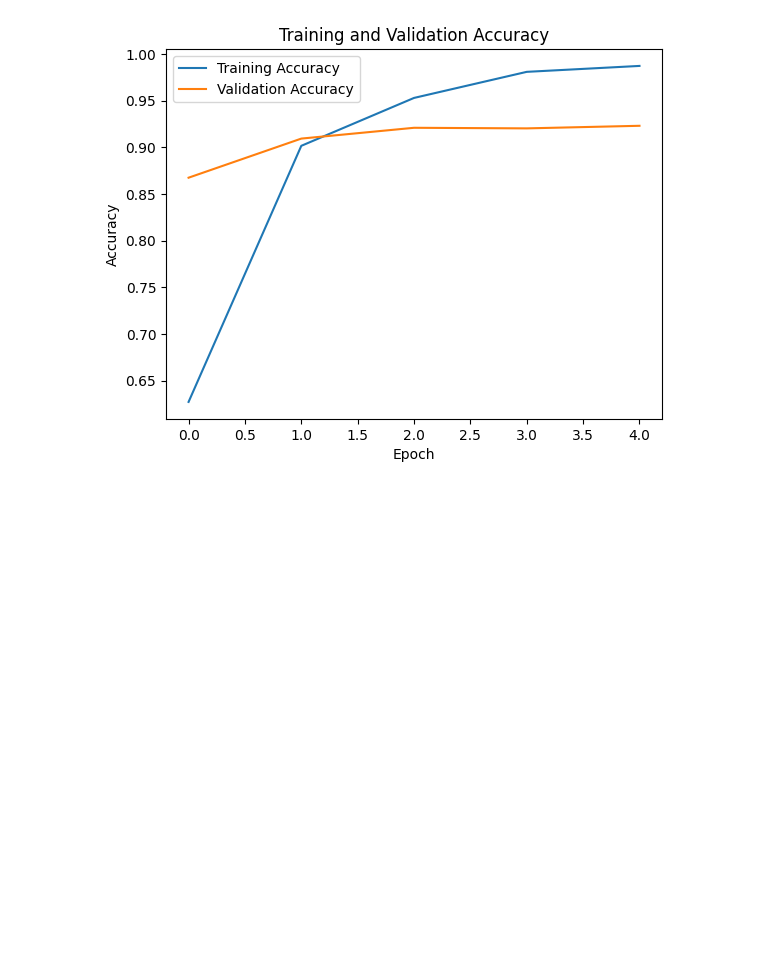
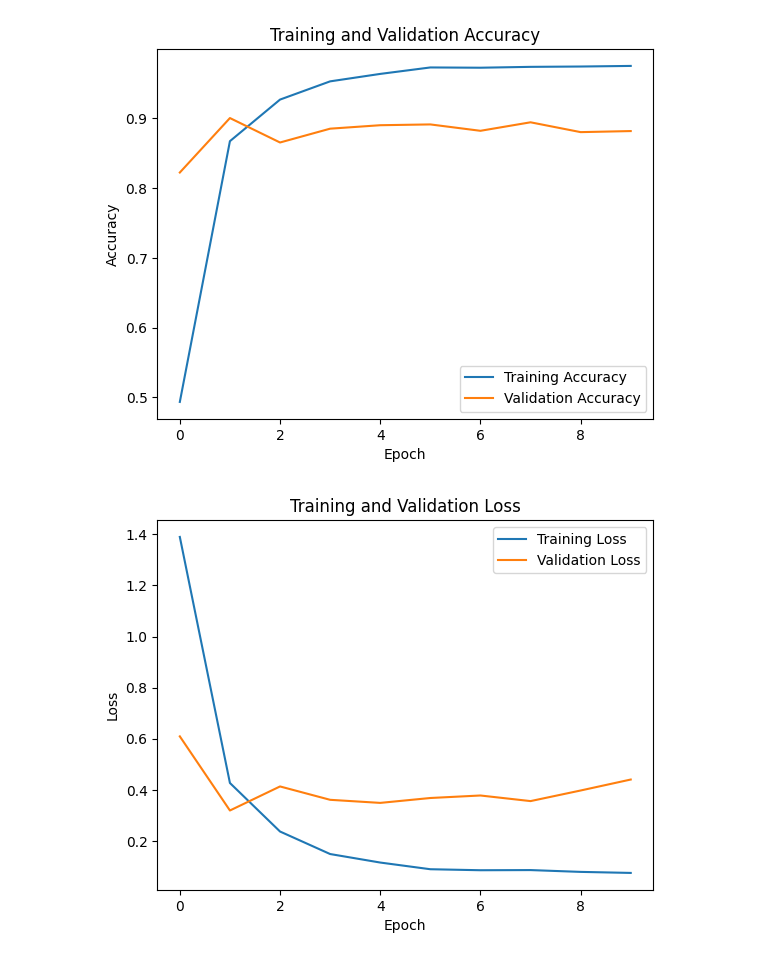
Before and after one commit to Dmitryser1/NIRMag, a Jupyter notebook: M_N_CNN.ipynb, the cells around one changed output. Drawn from its saved outputs; the diff is of its cells as text; code cells hidden in the pictures; blank space fills up the shorter version.

```diff
--- a/M_N_CNN.ipynb
+++ b/M_N_CNN.ipynb
@@ -67,6 +79,7 @@ image_size = 128
 
 train_datagen = ImageDataGenerator(rescale=1./255)
 val_datagen = ImageDataGenerator(rescale=1./255)
+test_datagen = ImageDataGenerator(rescale=1./255)
 
 train_generator = train_datagen.flow_from_directory(
     train_dir,
@@ -82,8 +95,16 @@ validation_generator = val_datagen.flow_from_directory(
     class_mode='categorical'
 )
 
+test_generator = test_datagen.flow_from_directory(
+    test_dir,
+    target_size=(image_size, image_size),
+    batch_size=batch_size,
+    class_mode='categorical',
+    shuffle=False  # Данные должны быть в том же порядке для корректного отображения метрик
+)
+
 # Проверка, что генераторы созданы успешно
-print(f"Training samples: {train_generator.samples}, Validation samples: {validation_generator.samples}")
+print(f"Training samples: {train_generator.samples}, Validation samples: {validation_generator.samples}, Test samples: {test_generator.samples}")
 
 # # Создание модели
 model = Sequential([
@@ -96,16 +117,6 @@ model = Sequential([
     Dense(len(classes), activation='softmax')  # Количество нейронов должно соответствовать числу классов
 ])
 
-# model = Sequential([
-#     Conv2D(16, (3, 3), activation='relu', input_shape=(image_size, image_size, 3)),  # Уменьшено до 16
-#     MaxPooling2D(pool_size=(2, 2)),
-#     Conv2D(32, (3, 3), activation='relu'),  # Уменьшено до 32
-#     MaxPooling2D(pool_size=(2, 2)),
-#     Flatten(),
-#     Dense(64, activation='relu'),  # Уменьшено до 64
-#     Dense(len(classes), activation='softmax')  # Количество нейронов должно соответствовать числу классов
-# ])
-print(train_generator.samples // batch_size, validation_generator.samples // batch_size)
 # Компиляция модели
-model.compile(optimizer='adam', loss='binary_crossentropy', metrics=['accuracy'])
+model.compile(optimizer='adam', loss='categorical_crossentropy', metrics=['accuracy'])
 # %% [output]
@@ -116,13 +127,11 @@ Training samples: 25360, Validation samples: 7944
 # %%
-# Компиляция и обучение модели
+# Обучение модели
 history = model.fit(
     train_generator,
-    #steps_per_epoch= 164,#train_generator.samples // batch_size,
     validation_data=validation_generator,
-    #validation_steps= 41, #validation_generator.samples // batch_size,
-    epochs = 5
+    epochs=10
 )
 
 # Сохранение модели
-model.save('zernike_model.h5')
+model.save('zernike_model_b_5_v1.0.h5')
 # %% [output]
@@ -139,13 +158,23 @@ Epoch 5/5
 WARNING:absl:You are saving your model as an HDF5 file via `model.save()` or `keras.saving.save_model(model)`. This file format is considered legacy. We recommend using instead the native Keras format ...
 # %%
-
 # Визуализация обучения
 plt.plot(history.history['accuracy'], label='Training Accuracy')
 plt.plot(history.history['val_accuracy'], label='Validation Accuracy')
 plt.title('Training and Validation Accuracy')
 plt.xlabel('Epoch')
 plt.ylabel('Accuracy')
 plt.legend()
 plt.show()
+
+
+# Визуализация обучения
+plt.plot(history.history['loss'], label='Training Loss')
+plt.plot(history.history['val_loss'], label='Validation Loss')
+plt.title('Training and Validation Loss')
+plt.xlabel('Epoch')
+plt.ylabel('Loss')
+plt.legend()
+plt.show()
 # %% [output]
-[figure, old version]
+[figure, new version]
+[figure, added]
```
Also changed, not shown: parts of 6 cells of this notebook, 10 other files.
